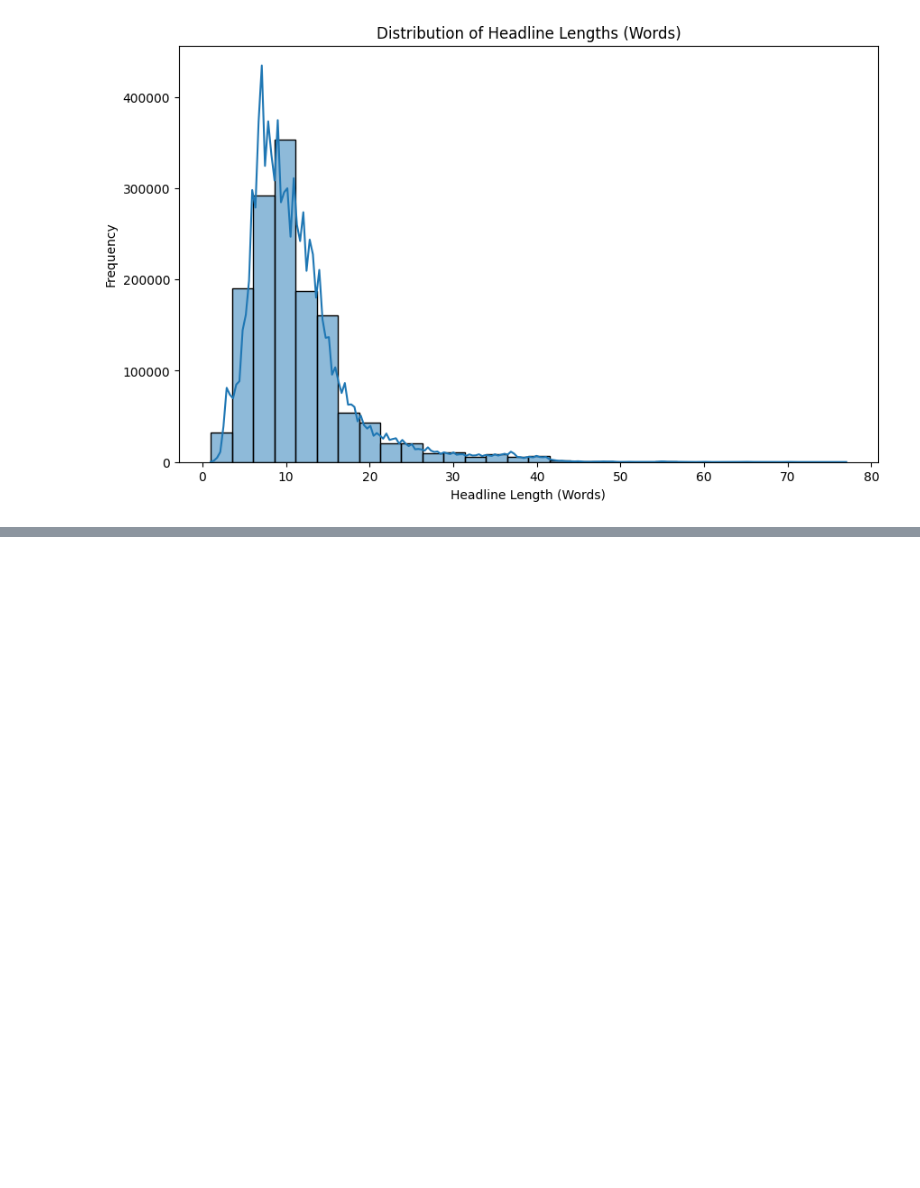
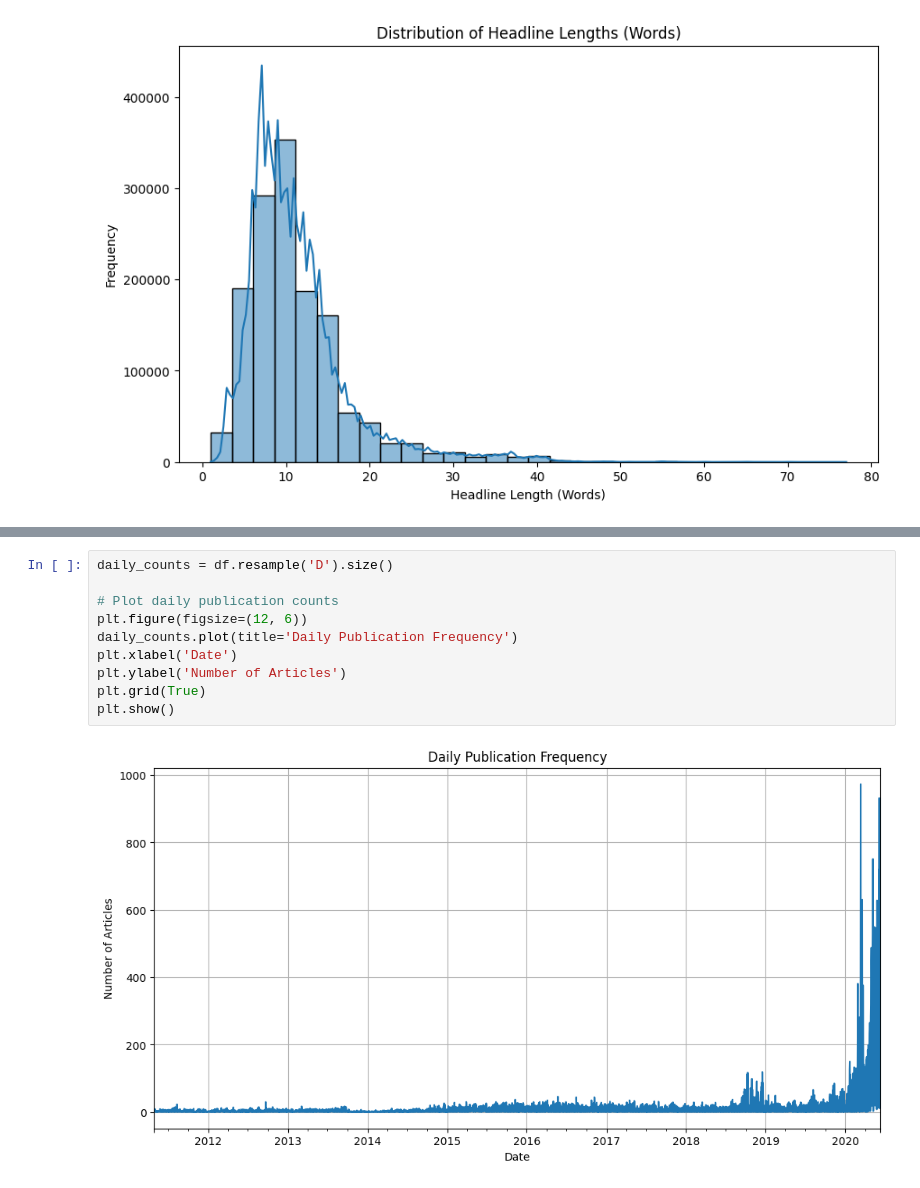
Before and after one commit to BekLG/Financial-News-Data-Analysis--KAIM-W1, a Jupyter notebook: notebooks/EDA.ipynb, the cells around one changed output, grey strips where cells are left out. Saved outputs shown, nothing was run; the diff lists cells and outputs as text; blank space fills up the shorter version.

```diff
--- a/notebooks/EDA.ipynb
+++ b/notebooks/EDA.ipynb
@@ -119,0 +177,12 @@ plt.show()
+# %%
+daily_counts = df.resample('D').size()
+
+# Plot daily publication counts
+plt.figure(figsize=(12, 6))
+daily_counts.plot(title='Daily Publication Frequency')
+plt.xlabel('Date')
+plt.ylabel('Number of Articles')
+plt.grid(True)
+plt.show()
+# %% [output]
+[figure, added]
```
Also changed, not shown: parts of 19 cells of this notebook.
